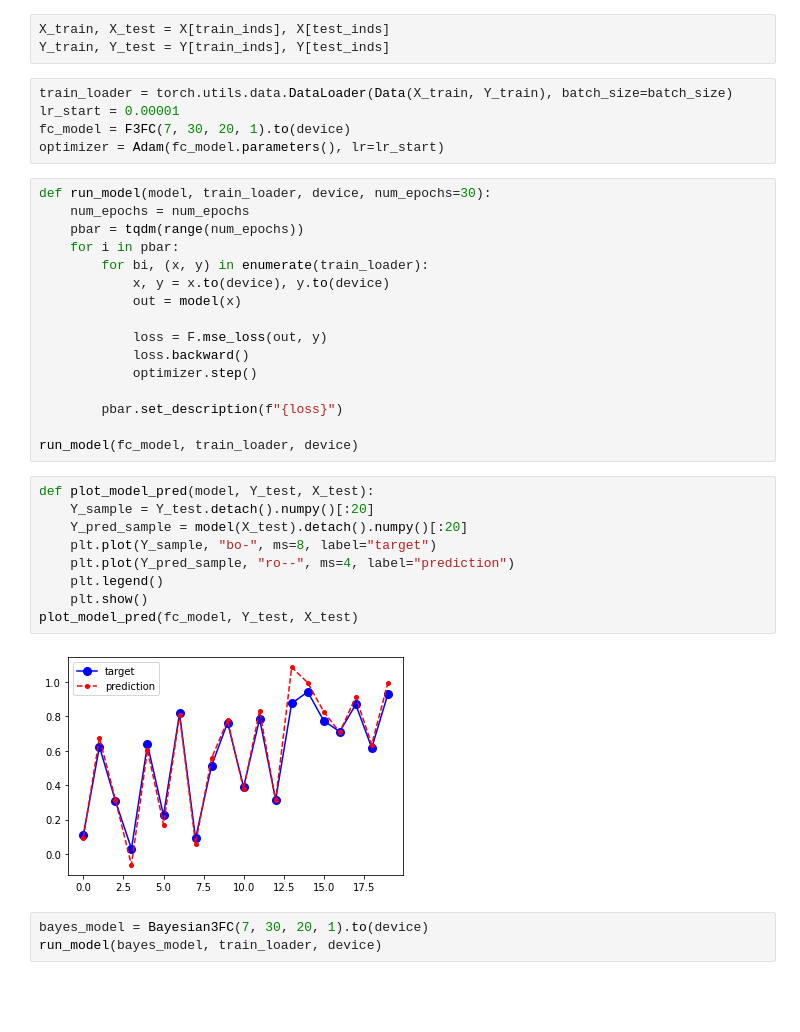
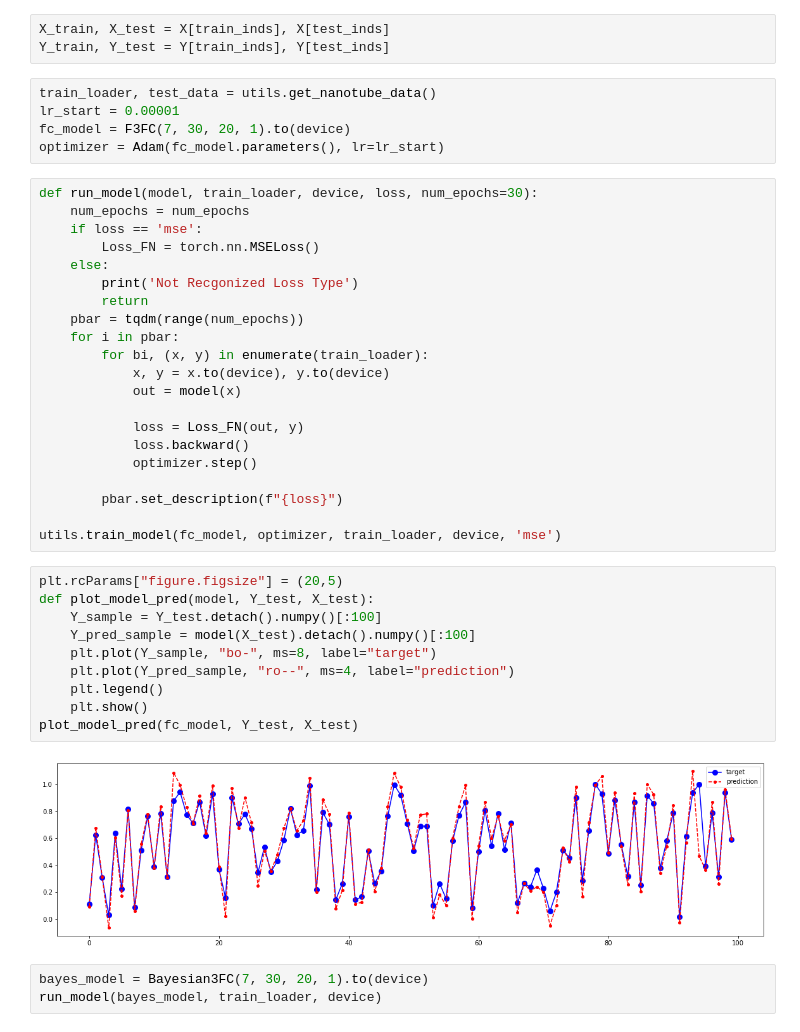
Before and after one commit to Haakooto/CS282_final_project, a Jupyter notebook: main.ipynb, the cells around one changed output. Saved outputs shown, nothing was run; the diff lists cells and outputs as text; blank space fills up the shorter version.

Commit message:
Updated train_utils and notebook

```diff
--- a/main.ipynb
+++ b/main.ipynb
@@ -48,37 +52,43 @@ train_inds, test_inds = inds[test_len:], inds[:test_len]
 X_train, X_test = X[train_inds], X[test_inds]
 Y_train, Y_test = Y[train_inds], Y[test_inds]
 # %%
-train_loader = torch.utils.data.DataLoader(Data(X_train, Y_train), batch_size=batch_size)
+train_loader, test_data = utils.get_nanotube_data()
 lr_start = 0.00001
 fc_model = F3FC(7, 30, 20, 1).to(device)
 optimizer = Adam(fc_model.parameters(), lr=lr_start)
 # %%
-def run_model(model, train_loader, device, num_epochs=30):
+def run_model(model, train_loader, device, loss, num_epochs=30):
     num_epochs = num_epochs
+    if loss == 'mse':
+        Loss_FN = torch.nn.MSELoss()
+    else:
+        print('Not Recgonized Loss Type')
+        return
     pbar = tqdm(range(num_epochs))
     for i in pbar:
         for bi, (x, y) in enumerate(train_loader):
             x, y = x.to(device), y.to(device)
             out = model(x)
 
-            loss = F.mse_loss(out, y)
+            loss = Loss_FN(out, y)
             loss.backward()
             optimizer.step()
 
         pbar.set_description(f"{loss}")
 
-run_model(fc_model, train_loader, device)
+utils.train_model(fc_model, optimizer, train_loader, device, 'mse')
 # %%
+plt.rcParams["figure.figsize"] = (20,5)
 def plot_model_pred(model, Y_test, X_test):
-    Y_sample = Y_test.detach().numpy()[:20]
-    Y_pred_sample = model(X_test).detach().numpy()[:20]
+    Y_sample = Y_test.detach().numpy()[:100]
+    Y_pred_sample = model(X_test).detach().numpy()[:100]
     plt.plot(Y_sample, "bo-", ms=8, label="target")
     plt.plot(Y_pred_sample, "ro--", ms=4, label="prediction")
     plt.legend()
     plt.show()
 plot_model_pred(fc_model, Y_test, X_test)
 # %% [output]
-[figure, old version]
+[figure, new version]
 # %%
 bayes_model = Bayesian3FC(7, 30, 20, 1).to(device)
 run_model(bayes_model, train_loader, device)
```
Also changed, not shown: parts of 2 cells of this notebook, 1 other file.
